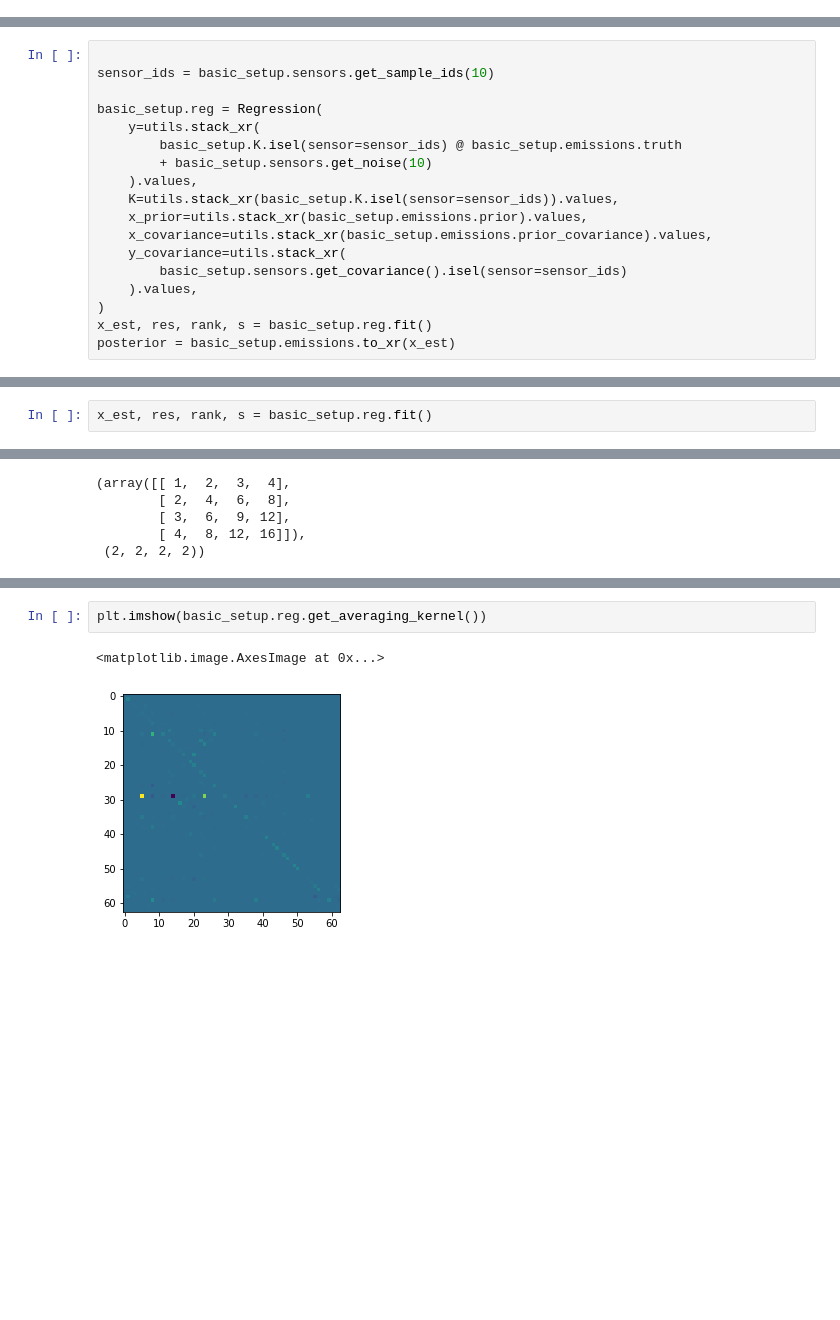
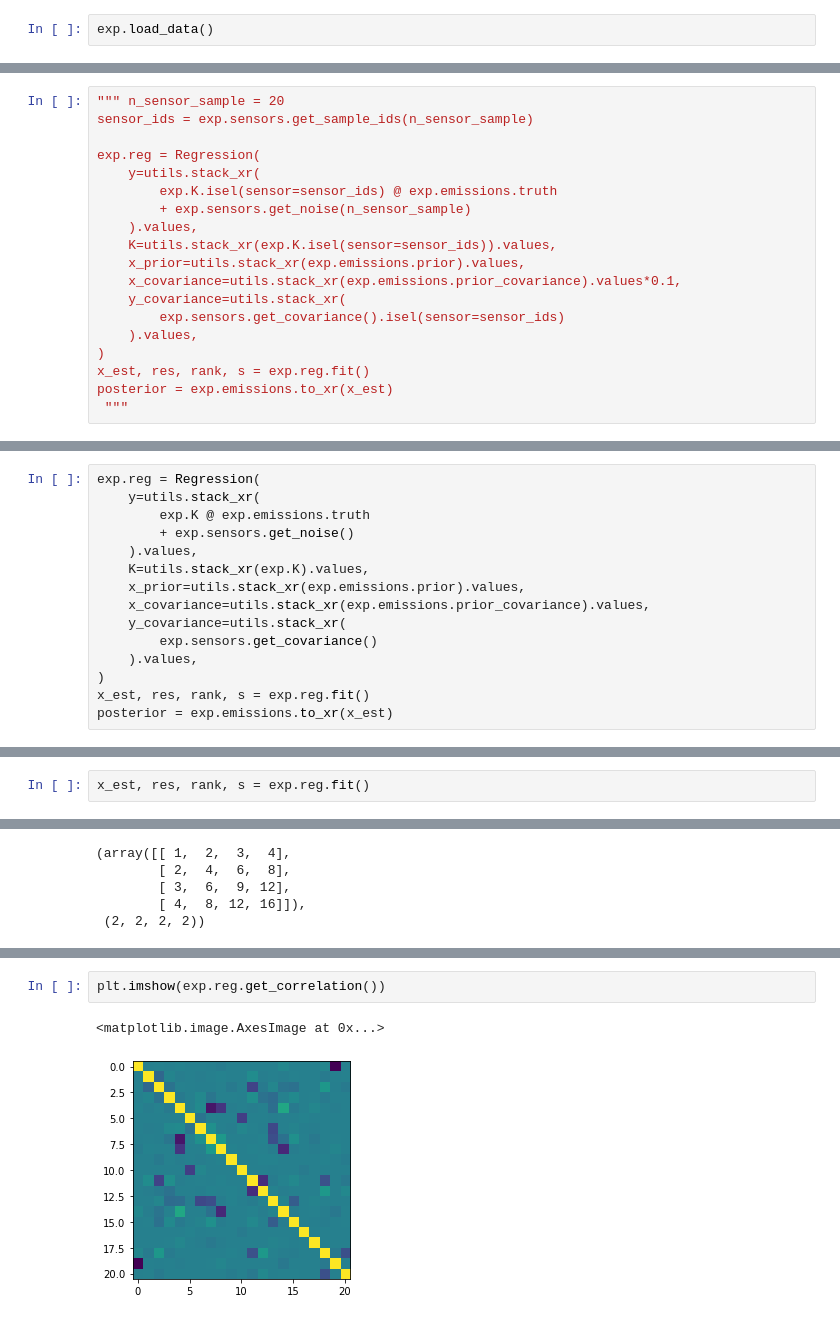
Before and after one commit to ATMO-IUP-UHEI/Experiments, a Jupyter notebook: experiments/basic_setup/testing.ipynb, the cells around one changed output, grey strips where cells are left out. Saved outputs shown, nothing was run; the diff lists cells and outputs as text; blank space fills up the shorter version.

```diff
--- a/experiments/basic_setup/testing.ipynb
+++ b/experiments/basic_setup/testing.ipynb
@@ -17 +45,3 @@ basic_setup = BasicSetup(config_path)
+# %%
+exp.load_data()
 # %%
@@ -21,18 +53,19 @@ basic_setup.K = basic_setup.transport.get_transport(
 # %%
+""" n_sensor_sample = 20
+sensor_ids = exp.sensors.get_sample_ids(n_sensor_sample)
 
-sensor_ids = basic_setup.sensors.get_sample_ids(10)
-
-basic_setup.reg = Regression(
+exp.reg = Regression(
     y=utils.stack_xr(
-        basic_setup.K.isel(sensor=sensor_ids) @ basic_setup.emissions.truth
-        + basic_setup.sensors.get_noise(10)
+        exp.K.isel(sensor=sensor_ids) @ exp.emissions.truth
+        + exp.sensors.get_noise(n_sensor_sample)
     ).values,
-    K=utils.stack_xr(basic_setup.K.isel(sensor=sensor_ids)).values,
-    x_prior=utils.stack_xr(basic_setup.emissions.prior).values,
-    x_covariance=utils.stack_xr(basic_setup.emissions.prior_covariance).values,
+    K=utils.stack_xr(exp.K.isel(sensor=sensor_ids)).values,
+    x_prior=utils.stack_xr(exp.emissions.prior).values,
+    x_covariance=utils.stack_xr(exp.emissions.prior_covariance).values*0.1,
     y_covariance=utils.stack_xr(
-        basic_setup.sensors.get_covariance().isel(sensor=sensor_ids)
+        exp.sensors.get_covariance().isel(sensor=sensor_ids)
     ).values,
 )
-x_est, res, rank, s = basic_setup.reg.fit()
-posterior = basic_setup.emissions.to_xr(x_est)
+x_est, res, rank, s = exp.reg.fit()
+posterior = exp.emissions.to_xr(x_est)
+ """
@@ -52,0 +74,15 @@ Coordinates:
+# %%
+exp.reg = Regression(
+    y=utils.stack_xr(
+        exp.K @ exp.emissions.truth
+        + exp.sensors.get_noise()
+    ).values,
+    K=utils.stack_xr(exp.K).values,
+    x_prior=utils.stack_xr(exp.emissions.prior).values,
+    x_covariance=utils.stack_xr(exp.emissions.prior_covariance).values,
+    y_covariance=utils.stack_xr(
+        exp.sensors.get_covariance()
+    ).values,
+)
+x_est, res, rank, s = exp.reg.fit()
+posterior = exp.emissions.to_xr(x_est)
@@ -93,3 +115,3 @@ plt.plot((basic_setup.K @ basic_setup.emissions.truth))
 # %%
-x_est, res, rank, s = basic_setup.reg.fit()
+x_est, res, rank, s = exp.reg.fit()
 # %%
@@ -162,5 +216,5 @@ plt.legend()
 # %%
-plt.imshow(basic_setup.reg.get_averaging_kernel())
+plt.imshow(exp.reg.get_correlation())
 # %% [output]
 <matplotlib.image.AxesImage at 0x...>
-[figure, old version]
+[figure, new version]
```
Also changed, not shown: parts of 29 cells of this notebook, 29 other files.
